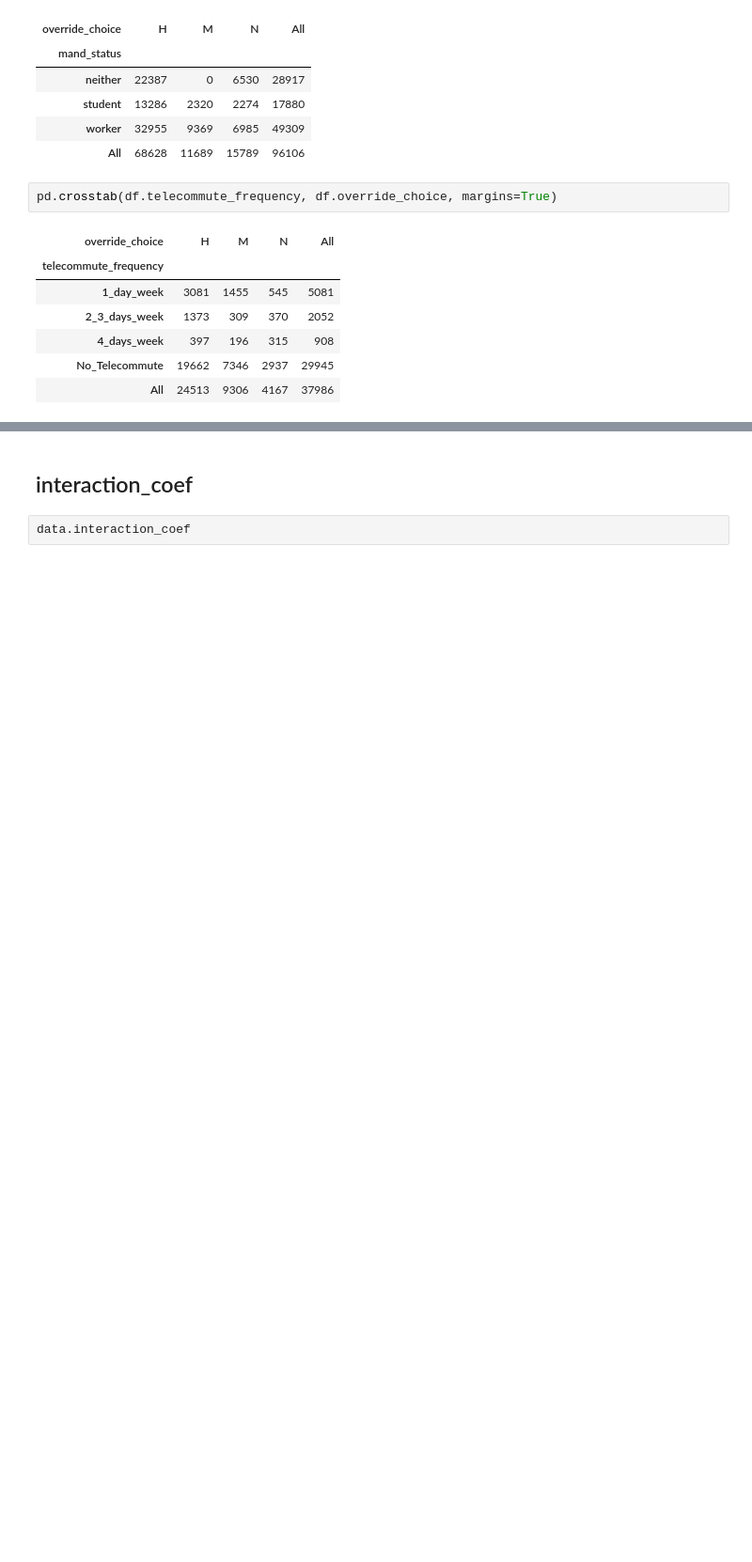
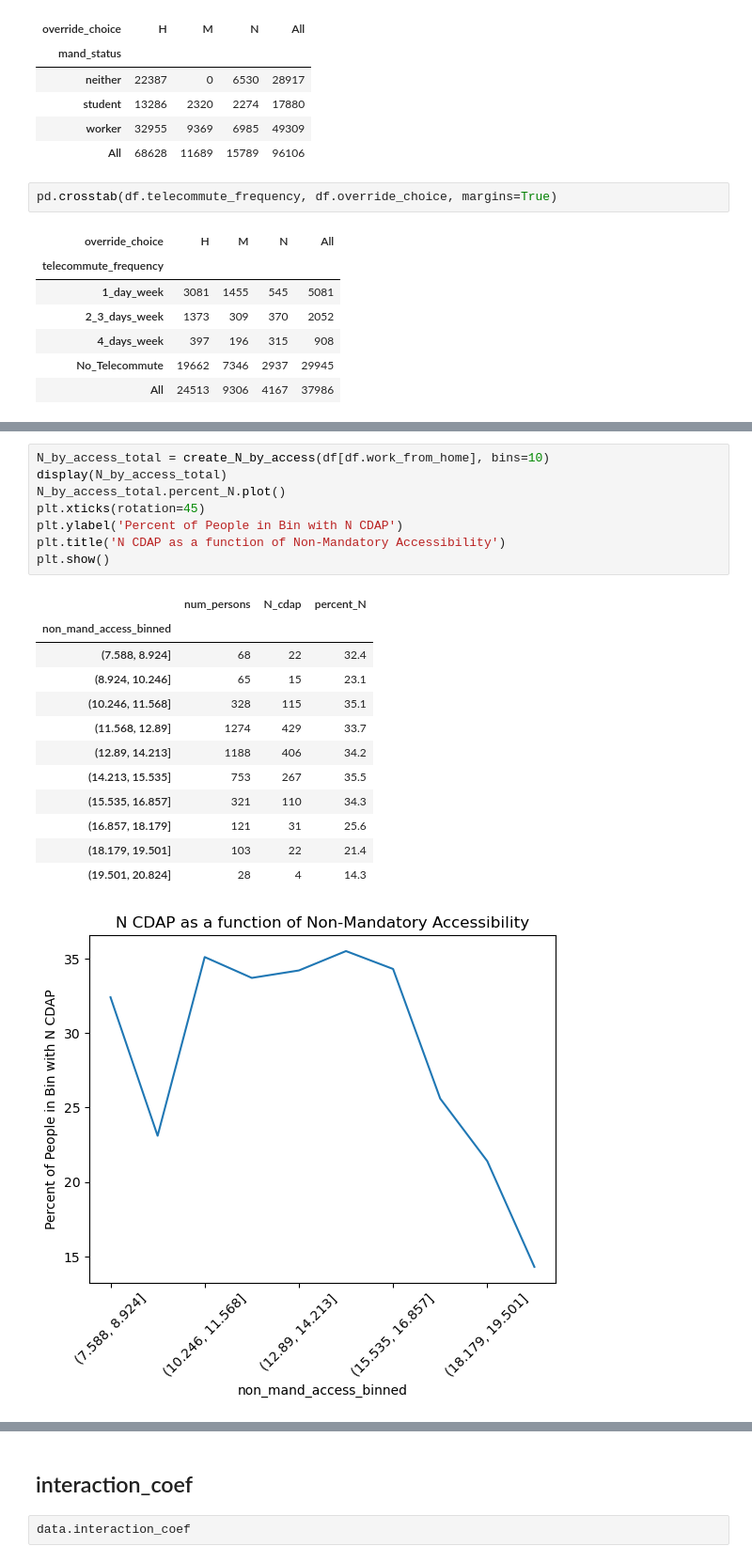
Before and after one commit to SANDAG/ABM, a Jupyter notebook: src/asim/estimation/resident/cdap.ipynb, the cells around one changed output, grey strips where cells are left out. Shown: that part at 94% size. Drawn from its saved outputs; the diff is of its cells as text; blank space fills up the shorter version.

```diff
--- a/src/asim/estimation/resident/cdap.ipynb
+++ b/src/asim/estimation/resident/cdap.ipynb
@@ -247,0 +297,22 @@ pd.crosstab(df.telecommute_frequency, df.override_choice, margins=True)
+# %%
+N_by_access_total = create_N_by_access(df[df.work_from_home], bins=10)
+display(N_by_access_total)
+N_by_access_total.percent_N.plot()
+plt.xticks(rotation=45)
+plt.ylabel('Percent of People in Bin with N CDAP')
+plt.title('N CDAP as a function of Non-Mandatory Accessibility')
+plt.show()
+# %% [output]
+|  | num_persons | N_cdap | percent_N |
+| non_mand_access_binned |  |  |  |
+| (7.588, 8.924] | 68 | 22 | 32.4 |
+| (8.924, 10.246] | 65 | 15 | 23.1 |
+| (10.246, 11.568] | 328 | 115 | 35.1 |
+| (11.568, 12.89] | 1274 | 429 | 33.7 |
+| (12.89, 14.213] | 1188 | 406 | 34.2 |
+| (14.213, 15.535] | 753 | 267 | 35.5 |
+| (15.535, 16.857] | 321 | 110 | 34.3 |
+| (16.857, 18.179] | 121 | 31 | 25.6 |
+| (18.179, 19.501] | 103 | 22 | 21.4 |
+| (19.501, 20.824] | 28 | 4 | 14.3 |
+[figure, added]
```
Also changed, not shown: parts of 25 cells of this notebook, 13 other files.
